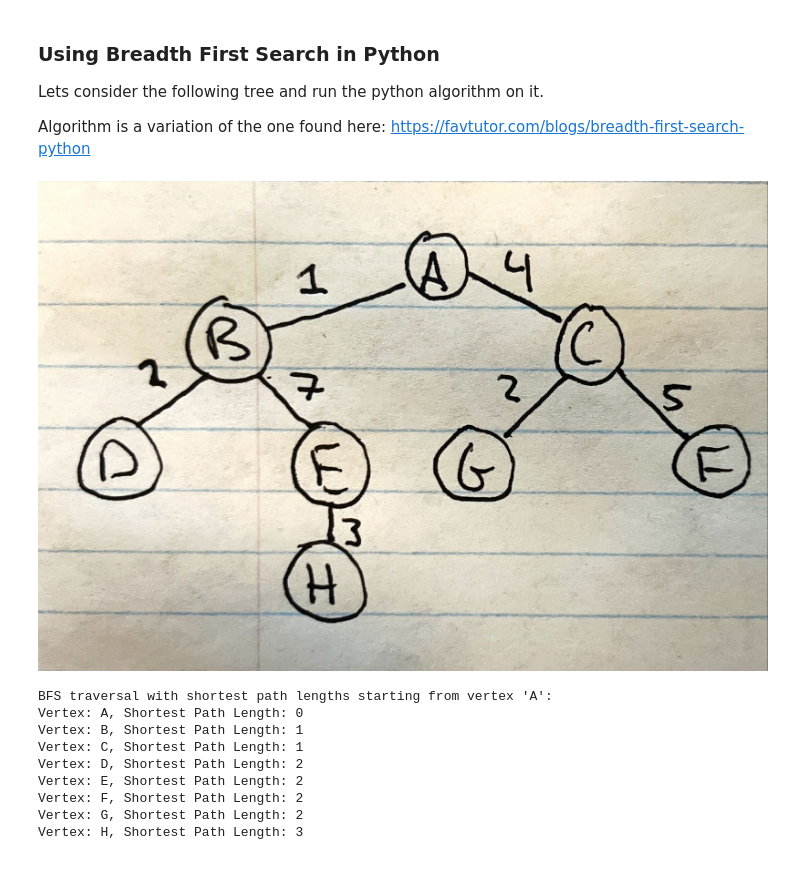
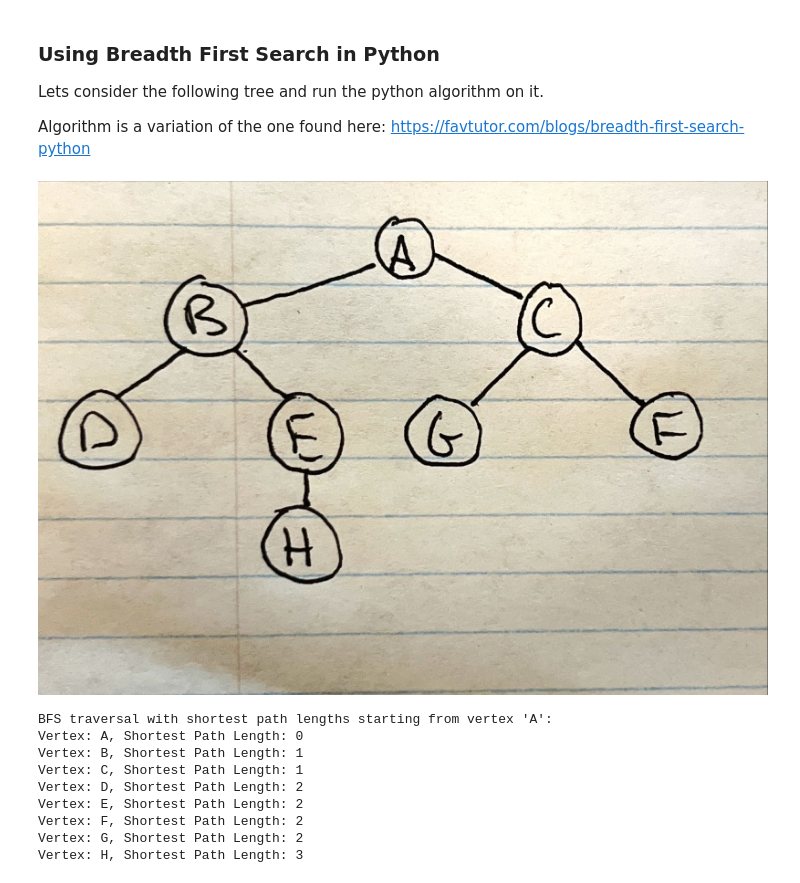
Before and after one commit to alexkhadr/Math441_Artifacts, a Jupyter notebook: Artifact1.ipynb, the cells around one changed output. Saved outputs shown, nothing was run; the diff lists cells and outputs as text; code cells hidden in the pictures.

```diff
--- a/Artifact1.ipynb
+++ b/Artifact1.ipynb
@@ -99,9 +60,9 @@ https://favtutor.com/blogs/breadth-first-search-python
 # %%
 from IPython.display import Image
 
-Image(filename='Tree_Example_2.jpeg')
+Image(filename='Data/Tree_Example.jpeg')
 # %% [output]
-[figure, old version]
+[figure, new version]
 # %%
 from collections import deque
 
```
Also changed, not shown: parts of 12 cells of this notebook, 17 other files.
